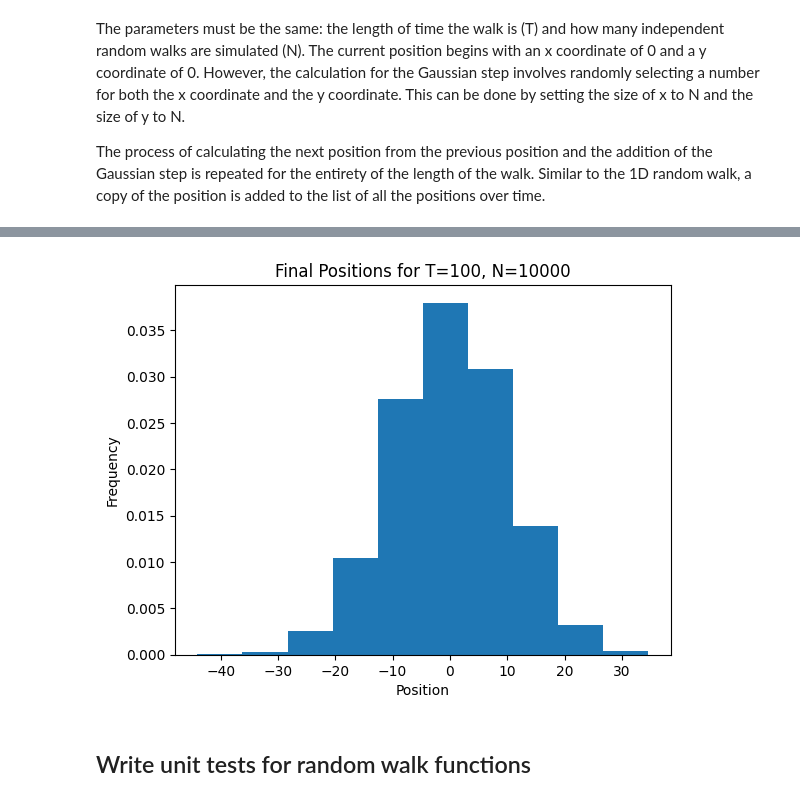
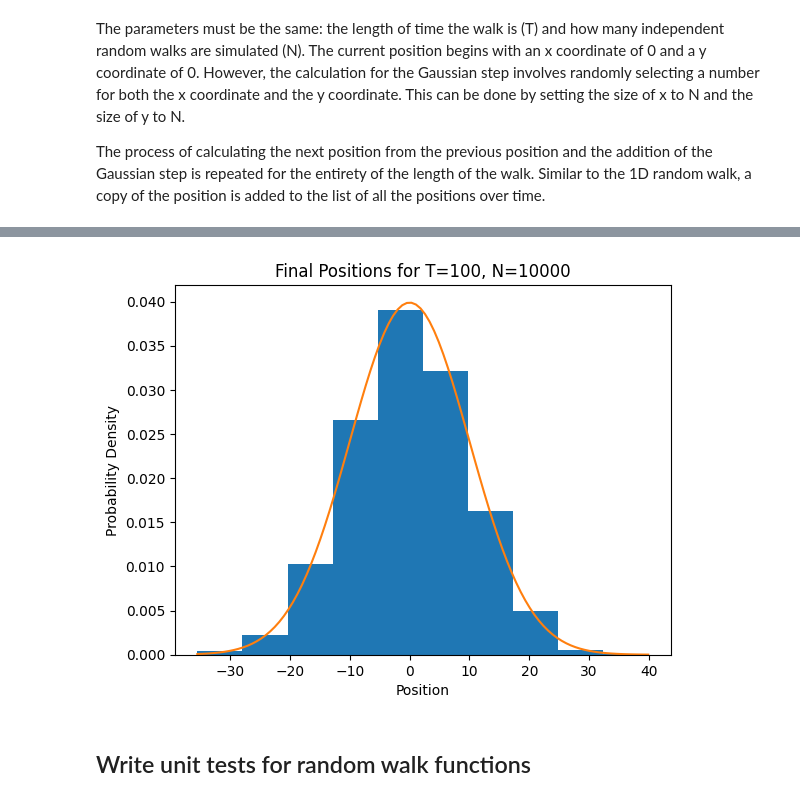
Before and after one commit to jeanjacquesstleroux/2manifold-brownian-motion, a Jupyter notebook: notebooks/Notebook-01.ipynb, the cells around one changed output, grey strips where cells are left out. Drawn from its saved outputs; the diff is of its cells as text; code cells hidden in the pictures.

```diff
--- a/notebooks/Notebook-01.ipynb
+++ b/notebooks/Notebook-01.ipynb
@@ -71,43 +83,70 @@ Since $X_T$ is the position of $X$ at time T, we only look at the final position
 # %%
-# Main function
-def main():
-    # Run simulations for T=100 and N=100, 1000, 10000
-    # Simulation for T=100, N=100
-    arr_hundred = one_dim_walk(100, 100)
-    last_row_hundred = arr_hundred[-1]
+# Run simulations for T=100 and N=100, 1000, 10000
+# Simulation for T=100, N=100
+arr_hundred = one_dim_walk(100, 100)
+last_row_hundred = arr_hundred[-1]
 
-    # Simulation for T=100, N=1000
-    arr_thousand = one_dim_walk(100, 1000)
-    last_row_thousand = arr_thousand[-1]
+# Simulation for T=100, N=1000
+arr_thousand = one_dim_walk(100, 1000)
+last_row_thousand = arr_thousand[-1]
 
-    # Simulation for T=100, N=10000
-    arr_ten_thousand = one_dim_walk(100, 10000)
-    last_row_ten_thousand = arr_ten_thousand[-1]
+# Simulation for T=100, N=10000
+arr_ten_thousand = one_dim_walk(100, 10000)
+last_row_ten_thousand = arr_ten_thousand[-1]
 
 
-    # Plot histograms of final positions of each simulation
-    # Plot histogram for T=100, N=100
-    plt.hist(last_row_hundred, density=True) # Normalize using density=True to display probability density instead of raw frequency counts
-    plt.title('Final Positions for T=100, N=100')
-    plt.xlabel('Position')
-    plt.ylabel('Frequency')
-    plt.show()
+# Plot histograms of final positions of each simulation
+# Plot histogram for T=100, N=100
+plt.hist(last_row_hundred, density=True) # Normalize using density=True to display probability density instead of raw frequency counts
+plt.title('Final Positions for T=100, N=100')
+plt.xlabel('Position')
+plt.ylabel('Frequency')
 
-    # Plot histogram for T=100, N=1000
-    plt.hist(last_row_thousand, density=True) # Normalize using density=True to display probability density instead of raw frequency counts
-    plt.title('Final Positions for T=100, N=1000')
-    plt.xlabel('Position')
-    plt.ylabel('Frequency')
-    plt.show()
+# Compute evenly spaced x-values
+x_values = np.linspace(min(last_row_hundred), max(last_row_hundred), 10)
+# Compute Gaussian density at each x-value
+gaussian_values = norm.pdf(x_values, 0, 10)
 
-    # Plot histogram for T=100, N=10000
-    plt.hist(last_row_ten_thousand, density=True) # Normalize using density=True to display probability density instead of raw frequency counts
-    plt.title('Final Positions for T=100, N=10000')
-    plt.xlabel('Position')
-    plt.ylabel('Frequency')
-    plt.show()
+# Plot Gaussian curve for T=100, N=100
+plt.plot(x_values, gaussian_values)
+plt.title('Final Positions for T=100, N=100')
+plt.xlabel('Position')
+plt.ylabel('Probability Density')
+plt.show()
 
-    #2D?
+# Plot histogram for T=100, N=1000
+plt.hist(last_row_thousand, density=True) # Normalize using density=True to display probability density instead of raw frequency counts
+plt.title('Final Positions for T=100, N=1000')
+plt.xlabel('Position')
+plt.ylabel('Frequency')
 
-main()
+# Compute evenly spaced x-values
+x_values = np.linspace(min(last_row_thousand), max(last_row_thousand), 100)
+# Compute Gaussian density for each x-value
+gaussian_values = norm.pdf(x_values, 0, 10)
+
+# Plot Gaussian curve for T=100, N=1000
+plt.plot(x_values, gaussian_values)
+plt.title('Final Positions for T=100, N=1000')
+plt.xlabel('Position')
+plt.ylabel('Probability Density')
+plt.show()
+
+# Plot histogram for T=100, N=10000
+plt.hist(last_row_ten_thousand, density=True) # Normalize using density=True to display probability density instead of raw frequency counts
+plt.title('Final Positions for T=100, N=10000')
+plt.xlabel('Position')
+plt.ylabel('Frequency')
+
+# Compute evenly spaced x-values
+x_values = np.linspace(min(last_row_ten_thousand), max(last_row_ten_thousand), 100)
+# Compute Gaussian density for each x-value
+gaussian_values = norm.pdf(x_values, 0, 10)
+
+# Plot Gaussian curve for T=100, N=10000
+plt.plot(x_values, gaussian_values)
+plt.title('Final Positions for T=100, N=10000')
+plt.xlabel('Position')
+plt.ylabel('Probability Density')
+plt.show()
 # %% [output]
@@ -116,3 +155,3 @@ main()
-[figure, old version]
+[figure, new version]
 # %% [markdown]
 ## Write unit tests for random walk functions
```
Also changed, not shown: parts of 6 cells of this notebook.
